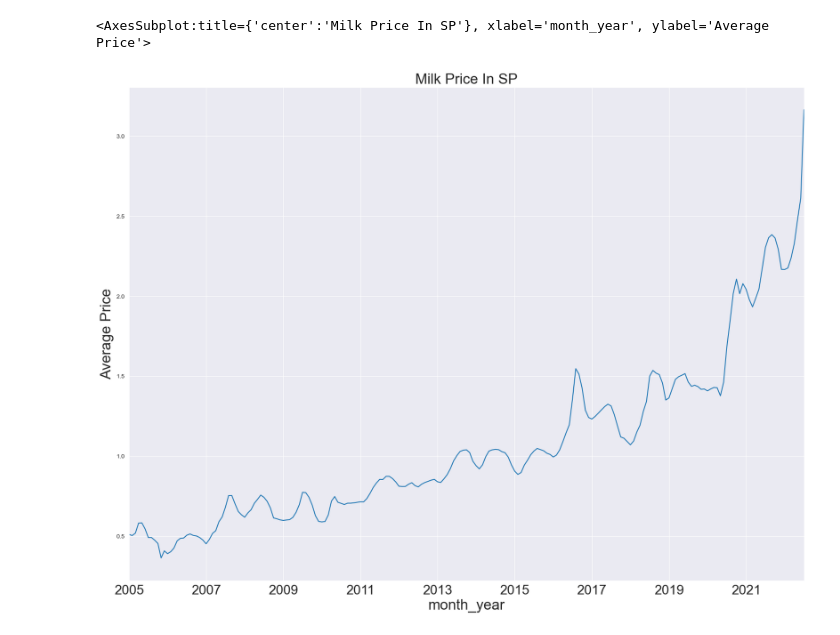
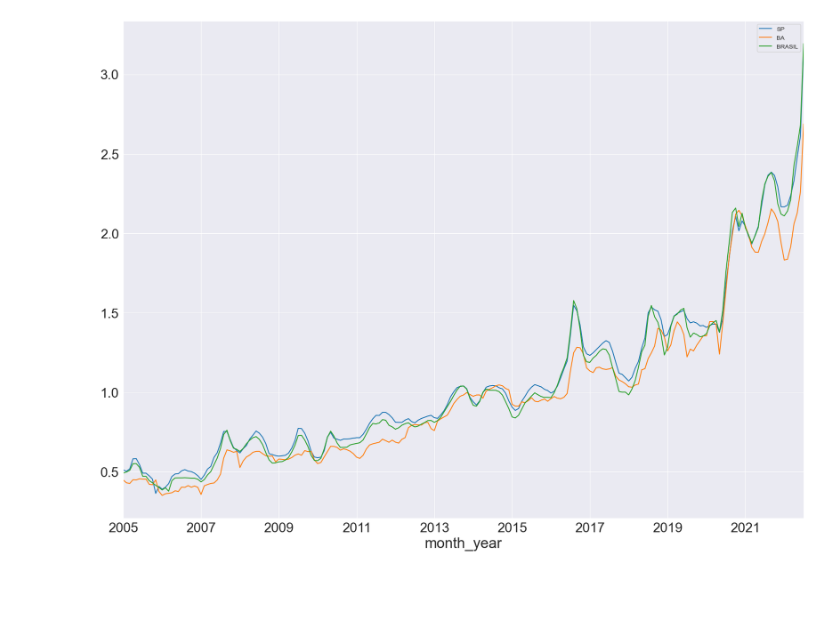
Before and after one commit to ludsonfelipe/data_projects, a Jupyter notebook: The Price Of Milk In Brazil/milk_in_brazil_data_analysis.ipynb, the cells around one changed output. Saved outputs shown, nothing was run; the diff lists cells and outputs as text; code cells hidden in the pictures; blank space fills up the shorter version.

```diff
--- a/The Price Of Milk In Brazil/milk_in_brazil_data_analysis.ipynb
+++ b/The Price Of Milk In Brazil/milk_in_brazil_data_analysis.ipynb
@@ -53,10 +92,15 @@ def create_month_year(df, month, year):
 # %%
 file = 'C:/Users/felip/Downloads/CEPEA_20220825204450.xls'
-columns = ['year','month','state','lowest average price','average price','highest average price']
+
+columns = ['year', 'month', 'state', 'lowest average price', 'average price', 'highest average price']
 
 
-df = read_excel(file)
-df = preparing_data(df,columns)
-df = create_month_year(df,month='month',year='year')
+df = create_month_year(
+            preparing_data(
+                read_excel(
+                    file)
+                ,columns)
+    ,month_name='month', year_name='year')
+
 df
 # %% [output]
@@ -156,6 +132,8 @@ plot_average_price(df,'BA','average price')
 # %%
-plot_average_price(df,'SP','average price')
+plot_timeseries(df,\
+    states=['SP', 'BA', 'BRASIL'],\
+         plot_value='average price',\
+             column_name='state')
 # %% [output]
-<AxesSubplot:title={'center':'Milk Price In SP'}, xlabel='month_year', ylabel='Average Price'>
-[figure, old version]
+[figure, new version]
 # %%
```
Also changed, not shown: parts of 20 cells of this notebook.
